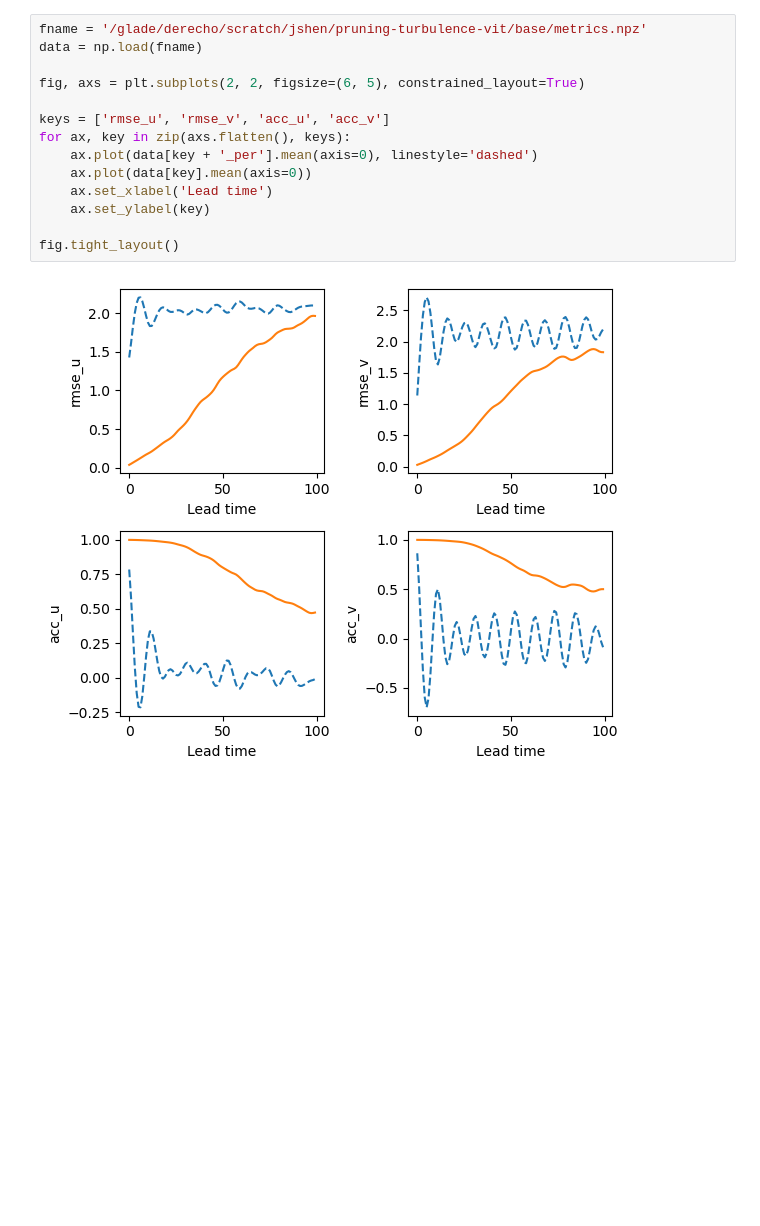
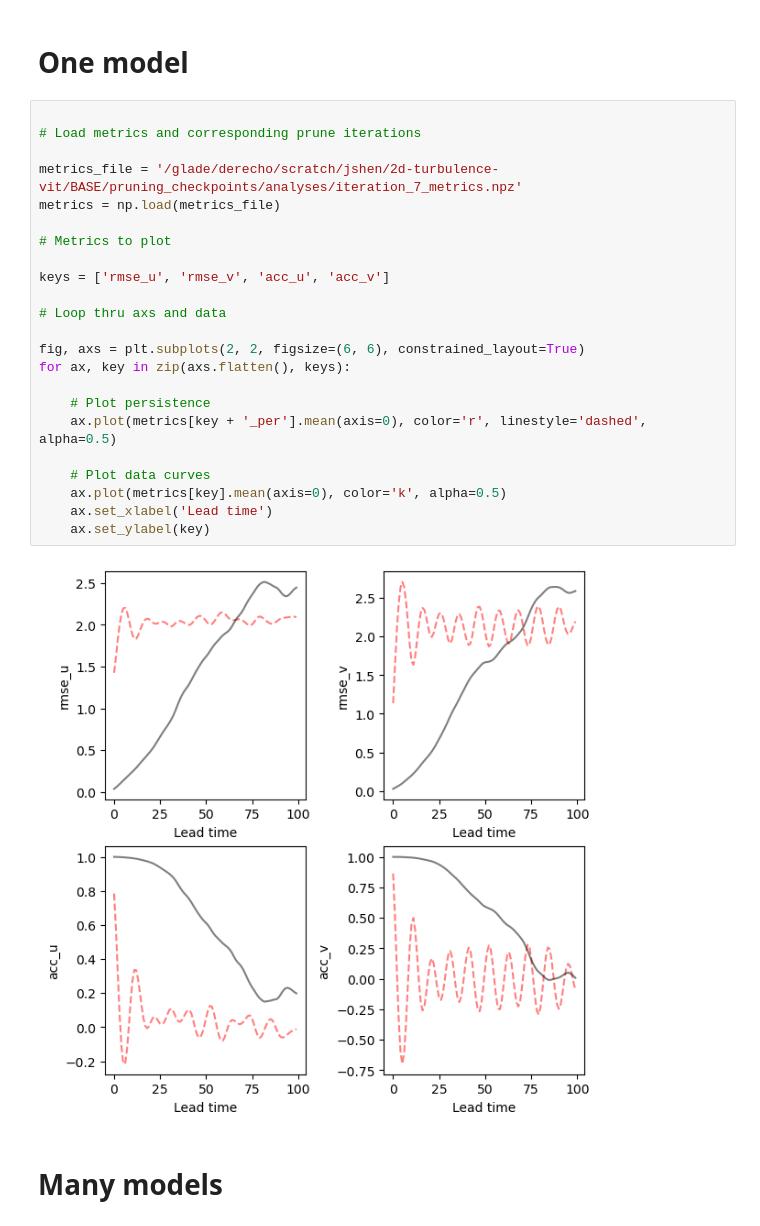
Before and after one commit to jshe2304/pruning-turbulence-vit, a Jupyter notebook: src/notebooks/visualize_short_analysis.ipynb, the cells around one changed output. Cells and saved outputs as stored; diff of their text form; blank space fills up the shorter version.

```diff
--- a/src/notebooks/visualize_short_analysis.ipynb
+++ b/src/notebooks/visualize_short_analysis.ipynb
@@ -4,16 +7,29 @@ import matplotlib.pyplot as plt
-# %%
-fname = '/glade/derecho/scratch/jshen/pruning-turbulence-vit/base/metrics.npz'
-data = np.load(fname)
-
-fig, axs = plt.subplots(2, 2, figsize=(6, 5), constrained_layout=True)
-
-keys = ['rmse_u', 'rmse_v', 'acc_u', 'acc_v']
-for ax, key in zip(axs.flatten(), keys):
-    ax.plot(data[key + '_per'].mean(axis=0), linestyle='dashed')
-    ax.plot(data[key].mean(axis=0))
-    ax.set_xlabel('Lead time')
-    ax.set_ylabel(key)
-
-fig.tight_layout()
-# %% [output]
-[figure, removed]
+# %% [markdown]
+# One model
+# %%
+
+# Load metrics and corresponding prune iterations
+
+metrics_file = '/glade/derecho/scratch/jshen/2d-turbulence-vit/BASE/pruning_checkpoints/analyses/iteration_7_metrics.npz'
+metrics = np.load(metrics_file)
+
+# Metrics to plot
+
+keys = ['rmse_u', 'rmse_v', 'acc_u', 'acc_v']
+
+# Loop thru axs and data
+
+fig, axs = plt.subplots(2, 2, figsize=(6, 6), constrained_layout=True)
+for ax, key in zip(axs.flatten(), keys):
+
+    # Plot persistence
+    ax.plot(metrics[key + '_per'].mean(axis=0), color='r', linestyle='dashed', alpha=0.5)
+
+    # Plot data curves
+    ax.plot(metrics[key].mean(axis=0), color='k', alpha=0.5)
+    ax.set_xlabel('Lead time')
+    ax.set_ylabel(key)
+# %% [output]
+[figure, added]
+# %% [markdown]
+# Many models
```
Also changed, not shown: parts of 5 cells of this notebook, 25 other files.
